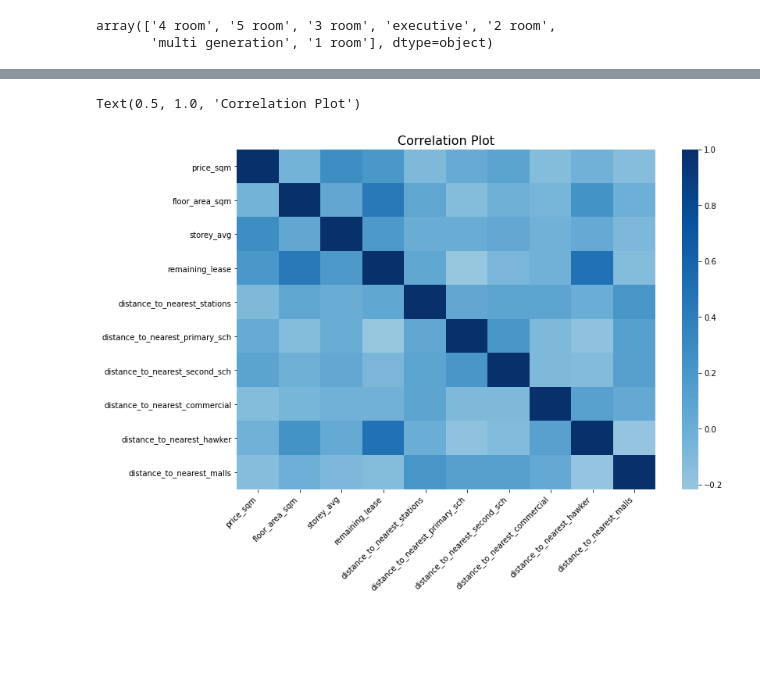
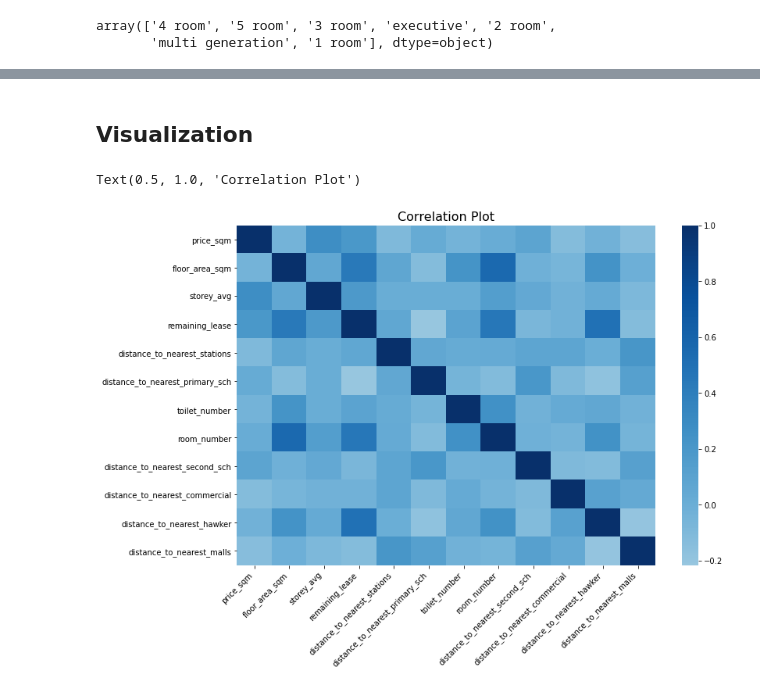
Before and after one commit to CJuanvip/HDB_data_mining, a Jupyter notebook: Kaggle/cj-notebook.ipynb, the cells around one changed output, grey strips where cells are left out. Saved outputs shown, nothing was run; the diff lists cells and outputs as text; code cells hidden in the pictures; blank space fills up the shorter version.

```diff
--- a/Kaggle/cj-notebook.ipynb
+++ b/Kaggle/cj-notebook.ipynb
@@ -331,6 +331,7 @@ df_merged_venue['toilet_number'] = df_merged_venue['flat_type'].map({
     'executive': 2,
     'multi generation': 3
 })
+df_merged_venue['toilet_number'] = df_merged_venue['toilet_number'].astype(int)
 # %% [output]
 A value is trying to be set on a copy of a slice from a DataFrame.
 Try using .loc[row_indexer,col_indexer] = value instead
@@ -347,3 +353,4 @@ df_merged_venue['room_number'] = df_merged_venue['flat_type'].map({
     'executive': 3,
     'multi generation': 4
 })
+df_merged_venue['room_number'] = df_merged_venue['room_number'].astype(int)
@@ -350,7 +368,6 @@ df_merged_venue['room_number'] = df_merged_venue['flat_type'].map({
 # %%
 df_onehot = pd.get_dummies(df_merged_venue[['flat_type', 'flat_model', 'storey_range', 'planning_area', 'region']])
 df_main_onehot = df_merged_venue.join(df_onehot)
-df_main_onehot.drop(['town','month', 'flat_type','flat_model', 'eco_category', 'subzone', 'planning_area',\
+df_main_onehot.drop(['town','month', 'eco_category', 'subzone', \
                'resale_price','block','lease_commence_date','subzone', 'region', 'elevation'],
               axis = 1, inplace = True)
-df_main_onehot
@@ -470,23 +456,25 @@ Index(['street_name', 'floor_area_sqm', 'remaining_lease', 'price_sqm',
+# %% [markdown]
+## Visualization
 # %%
 df_corr1 = df_main_onehot[['price_sqm', 'floor_area_sqm','storey_avg', 'remaining_lease',
-       'distance_to_nearest_stations', 'distance_to_nearest_primary_sch',
+       'distance_to_nearest_stations', 'distance_to_nearest_primary_sch', 'toilet_number', 'room_number',
        'distance_to_nearest_second_sch', 'distance_to_nearest_commercial',
        'distance_to_nearest_hawker', 'distance_to_nearest_malls']].copy()
 
 corr1 = df_corr1.corr()
 
 plt.figure(figsize=(12,8))
 ax = sns.heatmap(corr1,
                  center = 0,
                  cmap='Blues')
 
 
 ax.set_xticklabels(
     ax.get_xticklabels(),
     rotation=45,
     horizontalalignment='right');
 
 ax.set_title("Correlation Plot", size =16)
 # %% [output]
 Text(0.5, 1.0, 'Correlation Plot')
-[figure, old version]
+[figure, new version]
```
Also changed, not shown: parts of 10 cells of this notebook.
